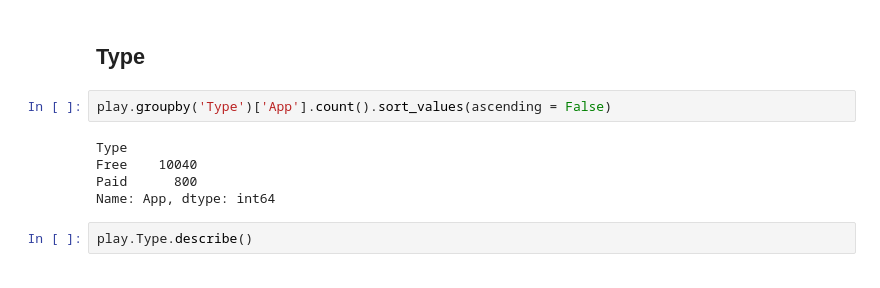
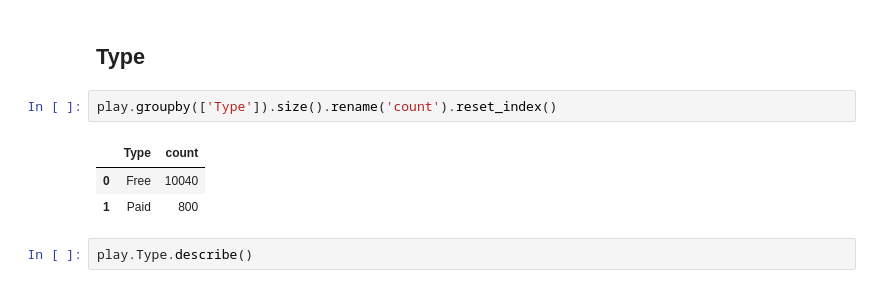
Before and after one commit to JayCarrLTD/google-play-store-apps, a Jupyter notebook: Google Play-Analysis.ipynb, the cells around one changed output. Saved outputs shown, nothing was run; the diff lists cells and outputs as text.

```diff
--- a/Google Play-Analysis.ipynb
+++ b/Google Play-Analysis.ipynb
@@ -147,12 +160,11 @@ play.sort_values(by='Installs', ascending = False)
 # %% [markdown]
 ## Type
 # %%
-play.groupby('Type')['App'].count().sort_values(ascending = False)
+play.groupby(['Type']).size().rename('count').reset_index()
 # %% [output]
-Type
-Free    10040
-Paid      800
-Name: App, dtype: int64
+|  | Type | count |
+| 0 | Free | 10040 |
+| 1 | Paid | 800 |
 # %%
 play.Type.describe()
 # %% [output]
```
Also changed, not shown: parts of 4 cells of this notebook, 1 other file.
